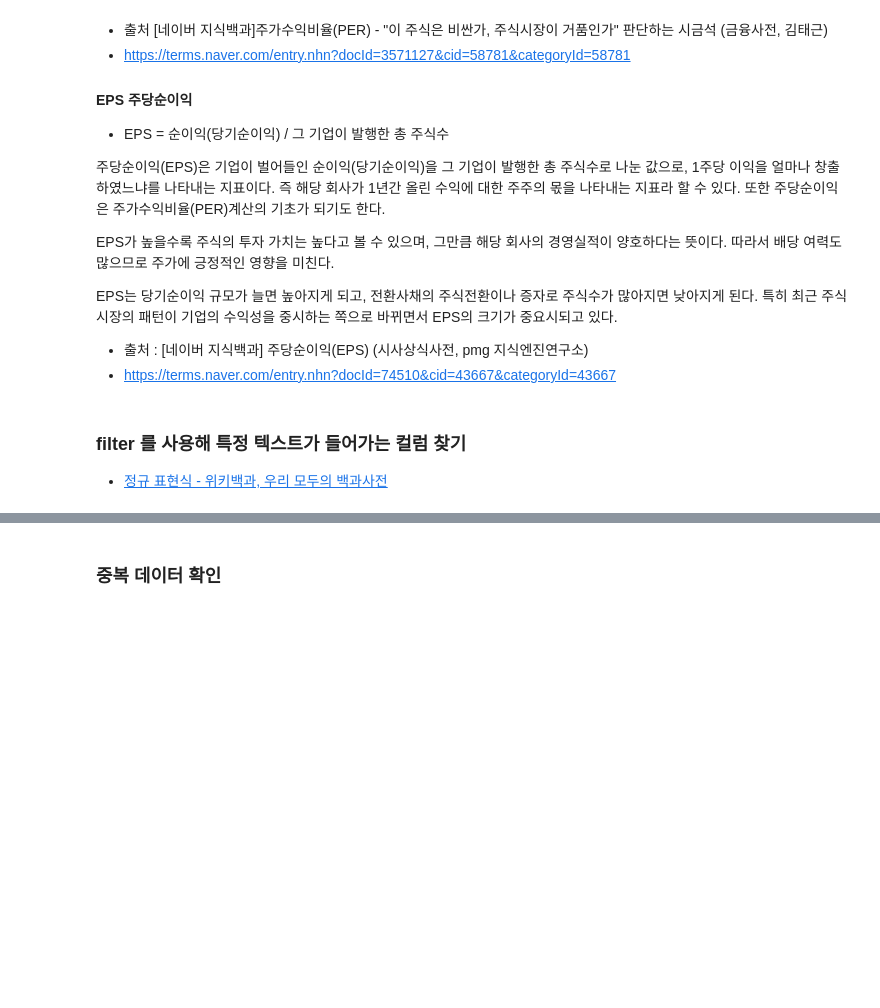
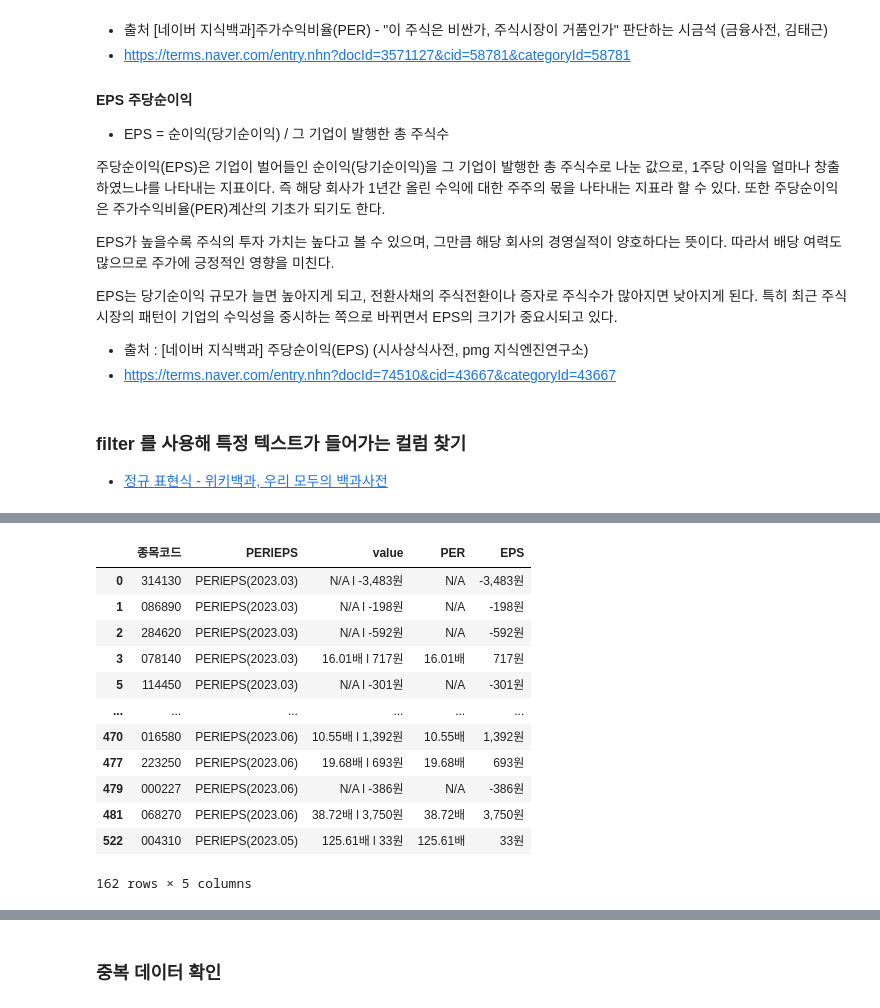
Before and after one commit to jamjamzo/finance-data-analysis, a Jupyter notebook: 5.2 업종 테마 데이터 전처리-input.ipynb, the cells around one changed output, grey strips where cells are left out. Drawn from its saved outputs; the diff is of its cells as text; code cells hidden in the pictures; blank space fills up the shorter version.

```diff
--- a/5.2 업종 테마 데이터 전처리-input.ipynb
+++ b/5.2 업종 테마 데이터 전처리-input.ipynb
@@ -419,6 +479,6 @@ EPS는 당기순이익 규모가 늘면 높아지게 되고, 전환사채의 주
 * [Tidy Data 란?](https://vita.had.co.nz/papers/tidy-data.pdf)
 # %%
 # melt를 통해 종목코드를 녹여냅니다.
-# df_per_eps_melt
+df_per_eps_melt = df_per_eps.melt(id_vars='종목코드')
 # %%
 # 종목코드별로 value_counts를 통해  PERlEPS 행이 몇 개인지 봅니다.
@@ -429,4 +503,5 @@ EPS는 당기순이익 규모가 늘면 높아지게 되고, 전환사채의 주
 # PERlEPS 데이터프레임에서 결측치 데이터 제거
 # 여기에서 기간별로 생긴 행은 이전 실습에서 concat으로 데이터를 합칠 때
 # 컬럼의 이름이 다르면 새로운 컬럼으로 생성하기 때문입니다.
-# df_pe
+df_pe = df_per_eps_melt.dropna()
+df_pe
@@ -433,3 +522,4 @@ EPS는 당기순이익 규모가 늘면 높아지게 되고, 전환사채의 주
 # %%
 # variable 컬럼명을 rename을 통해 "PERlEPS"로 변경합니다.
-# df_pe
+df_pe = df_pe.rename(columns = {'variable':'PERlEPS'})
+df_pe
@@ -436,6 +540,21 @@ EPS는 당기순이익 규모가 늘면 높아지게 되고, 전환사채의 주
 # %%
 # df_pe에서 PER, EPS 컬럼을 따로 생성합니다.
-# df_pe["PER"]
-# df_pe["EPS"]
+df_pe["PER"] = df_pe['value'].str.split('  l  ', expand = True)[0]
+df_pe["EPS"] = df_pe['value'].str.split('  l  ', expand = True)[1]
+df_pe
+# %% [output]
+|  | 종목코드 | PERlEPS | value | PER | EPS |
+| 0 | 314130 | PERlEPS(2023.03) | N/A l -3,483원 | N/A | -3,483원 |
+| 1 | 086890 | PERlEPS(2023.03) | N/A l -198원 | N/A | -198원 |
+| 2 | 284620 | PERlEPS(2023.03) | N/A l -592원 | N/A | -592원 |
+| 3 | 078140 | PERlEPS(2023.03) | 16.01배 l 717원 | 16.01배 | 717원 |
+| 5 | 114450 | PERlEPS(2023.03) | N/A l -301원 | N/A | -301원 |
+| ... | ... | ... | ... | ... | ... |
+| 470 | 016580 | PERlEPS(2023.06) | 10.55배 l 1,392원 | 10.55배 | 1,392원 |
+| 477 | 223250 | PERlEPS(2023.06) | 19.68배 l 693원 | 19.68배 | 693원 |
+| 479 | 000227 | PERlEPS(2023.06) | N/A l -386원 | N/A | -386원 |
+| 481 | 068270 | PERlEPS(2023.06) | 38.72배 l 3,750원 | 38.72배 | 3,750원 |
+| 522 | 004310 | PERlEPS(2023.05) | 125.61배 l 33원 | 125.61배 | 33원 |
+162 rows × 5 columns
 # %%
 # PER, EPS 컬럼의 N/A 값을 결측치로 만듭니다.
```
Also changed, not shown: parts of 27 cells of this notebook.
